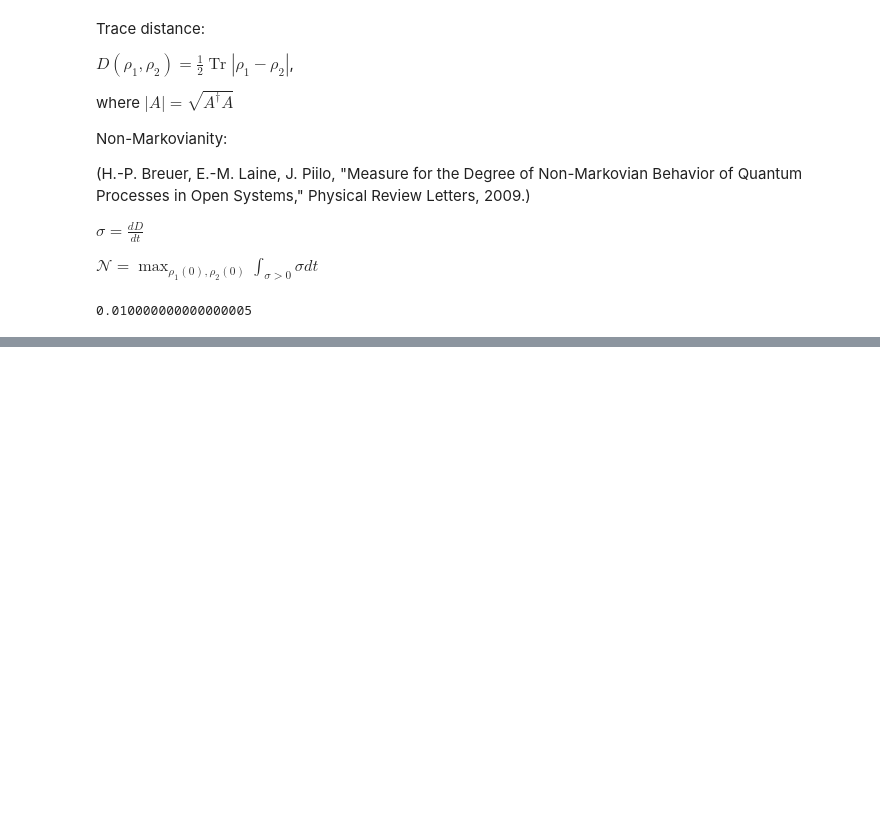
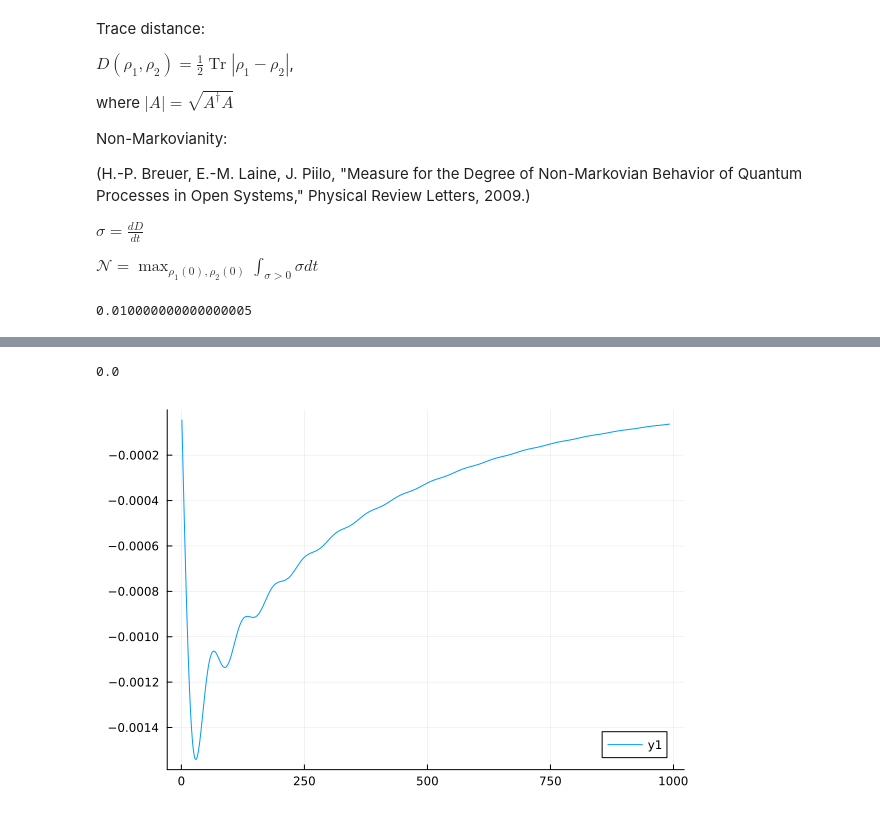
Before and after one commit to zpopovych/OQSID-thesis, a Jupyter notebook: LARGE_GAMMAS/TrDist.ipynb, the cells around one changed output, grey strips where cells are left out. Saved outputs shown, nothing was run; the diff lists cells and outputs as text; code cells hidden in the pictures; blank space fills up the shorter version.

```diff
--- a/LARGE_GAMMAS/TrDist.ipynb
+++ b/LARGE_GAMMAS/TrDist.ipynb
@@ -116,0 +132,9 @@ plot(dD)
+# %%
+ρs₁, t₁ = LiPoSID.get_rho_series(data_dir*basis_files[5]*"_data.h5", γ[2])
+ρs₂, t₂ = LiPoSID.get_rho_series(data_dir*basis_files[6]*"_data.h5", γ[2])
+dD = diff([TrDist(ρ₁, ρ₂) for (ρ₁, ρ₂) in zip(ρs₁, ρs₂)])
+print(sum(dD[dD.>0]))
+plot(dD)
+# %% [output]
+0.0
+[figure, added]
```
Also changed, not shown: parts of 11 cells of this notebook, 4 other files.
